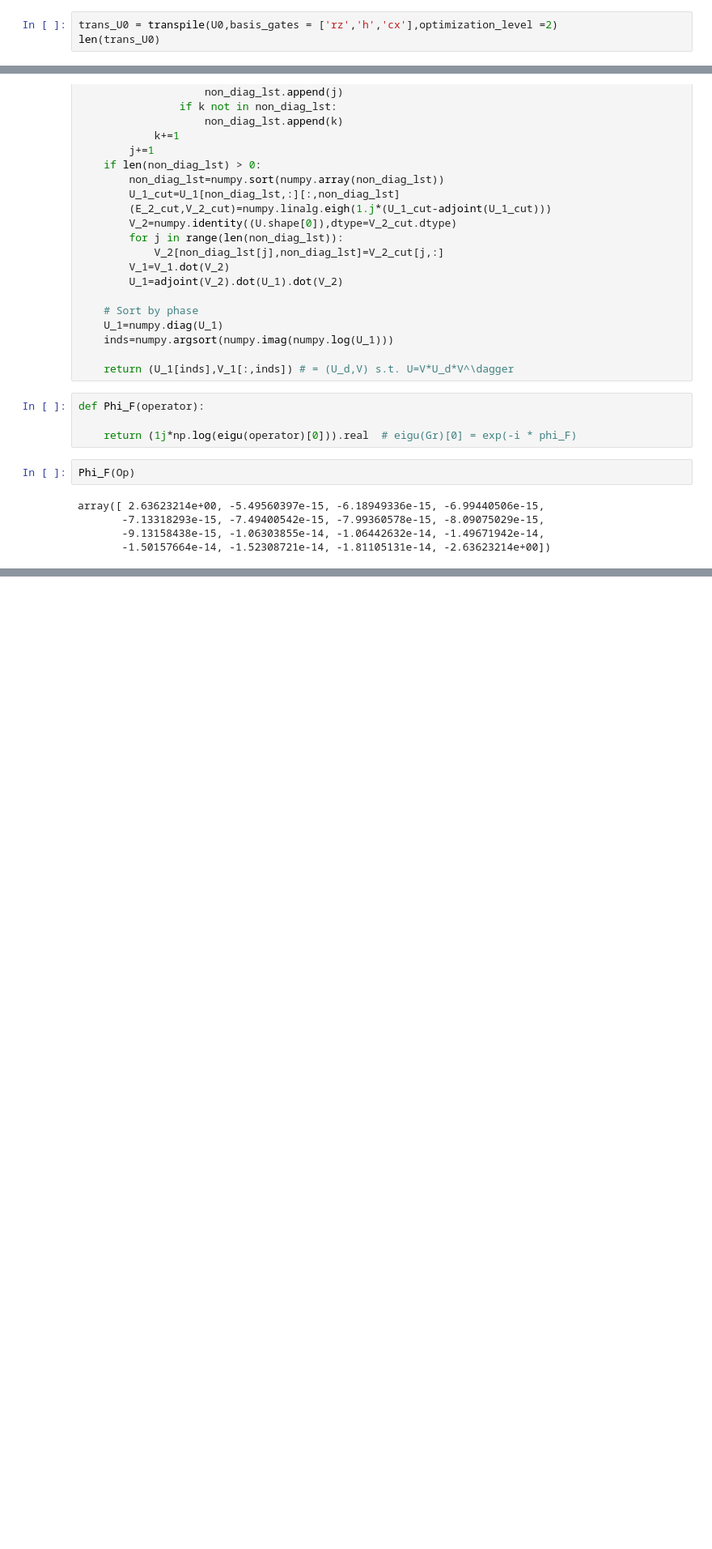
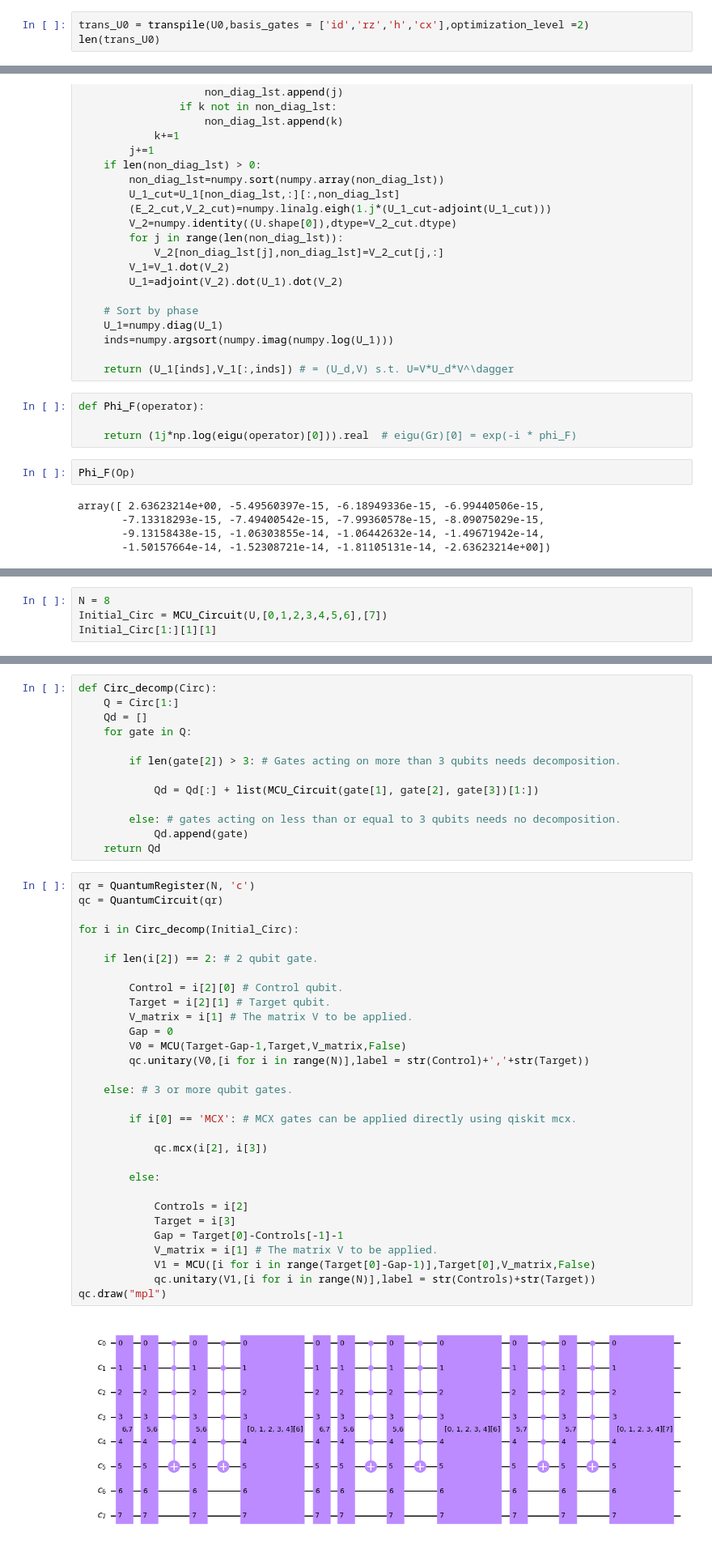
Before and after one commit to Psasanka1729/Grover-NISQ, a Jupyter notebook: Custom Z gate/Toffoli decomposition.ipynb, the cells around one changed output, grey strips where cells are left out. Shown at 81% size. Saved outputs shown, nothing was run; the diff lists cells and outputs as text; blank space fills up the shorter version.

```diff
--- a/Custom Z gate/Toffoli decomposition.ipynb
+++ b/Custom Z gate/Toffoli decomposition.ipynb
@@ -429,7 +552,7 @@ U0.draw('mpl')
 # %% [output]
 [figure]
 # %%
-trans_U0 = transpile(U0,basis_gates = ['rz','h','cx'],optimization_level =2)
+trans_U0 = transpile(U0,basis_gates = ['id','rz','h','cx'],optimization_level =2)
 len(trans_U0)
 # %% [output]
 1530
@@ -725,0 +814,4 @@ array([ 2.63623214e+00, -5.49560397e-15, -6.18949336e-15, -6.99440506e-15,
+# %%
+N = 8
+Initial_Circ = MCU_Circuit(U,[0,1,2,3,4,5,6],[7])
+Initial_Circ[1:][1][1]
@@ -725,0 +823,45 @@ array([ 2.63623214e+00, -5.49560397e-15, -6.18949336e-15, -6.99440506e-15,
+# %%
+def Circ_decomp(Circ):
+    Q = Circ[1:]
+    Qd = []
+    for gate in Q:
+
+        if len(gate[2]) > 3: # Gates acting on more than 3 qubits needs decomposition.
+
+            Qd = Qd[:] + list(MCU_Circuit(gate[1], gate[2], gate[3])[1:])
+
+        else: # gates acting on less than or equal to 3 qubits needs no decomposition.
+            Qd.append(gate)
+    return Qd
+# %%
+qr = QuantumRegister(N, 'c')
+qc = QuantumCircuit(qr)
+
+for i in Circ_decomp(Initial_Circ):
+
+    if len(i[2]) == 2: # 2 qubit gate.
+
+        Control = i[2][0] # Control qubit.
+        Target = i[2][1] # Target qubit.
+        V_matrix = i[1] # The matrix V to be applied.
+        Gap = 0
+        V0 = MCU(Target-Gap-1,Target,V_matrix,False)
+        qc.unitary(V0,[i for i in range(N)],label = str(Control)+','+str(Target))
+
+    else: # 3 or more qubit gates.
+
+        if i[0] == 'MCX': # MCX gates can be applied directly using qiskit mcx.
+
+            qc.mcx(i[2], i[3])
+
+        else:
+
+            Controls = i[2]
+            Target = i[3]
+            Gap = Target[0]-Controls[-1]-1
+            V_matrix = i[1] # The matrix V to be applied.
+            V1 = MCU([i for i in range(Target[0]-Gap-1)],Target[0],V_matrix,False)
+            qc.unitary(V1,[i for i in range(N)],label = str(Controls)+str(Target))
+qc.draw("mpl")
+# %% [output]
+[figure, added]
```
Also changed, not shown: parts of 22 cells of this notebook.
